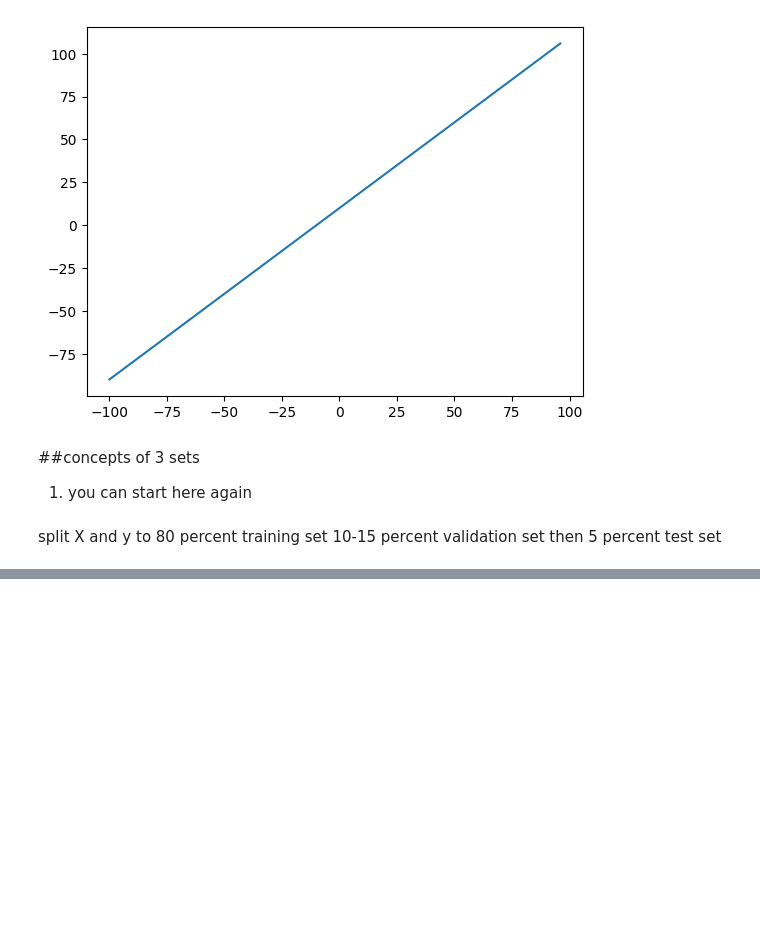
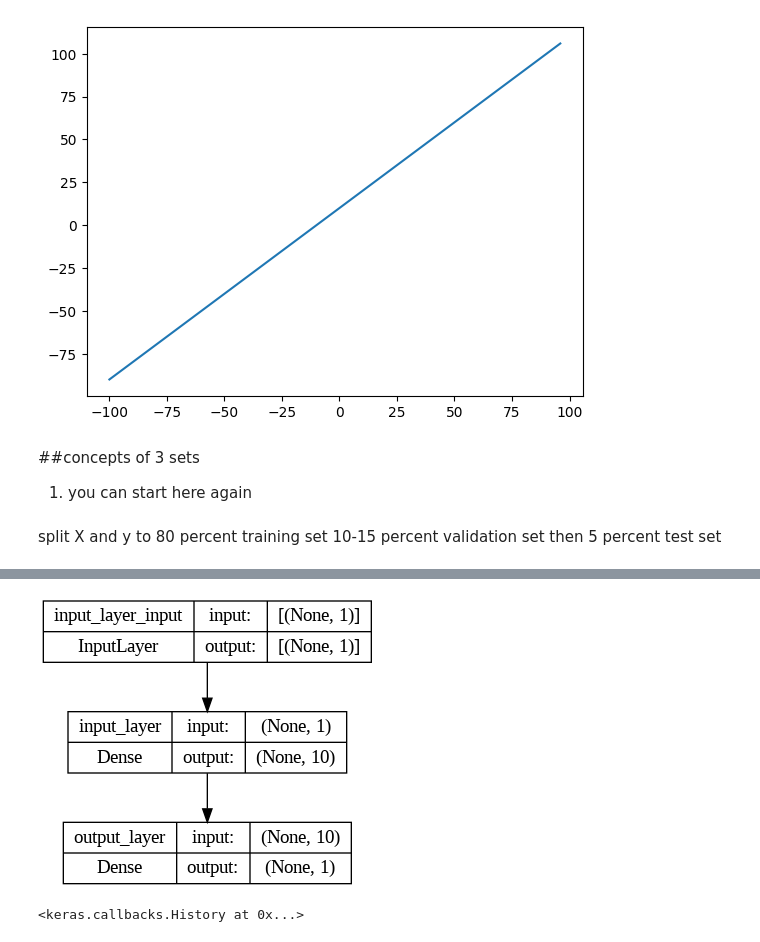
Before and after one commit to itspopoy57/Machinelearning, a Jupyter notebook: 01_neural_network_Regression.ipynb, the cells around one changed output, grey strips where cells are left out. Cells and saved outputs as stored; diff of their text form; code cells hidden in the pictures; blank space fills up the shorter version.

```diff
--- a/01_neural_network_Regression.ipynb
+++ b/01_neural_network_Regression.ipynb
@@ -253,0 +339,15 @@ then 5 percent test set
+# %%
+#same as above
+import tensorflow as tf
+from tensorflow.keras import layers
+
+tf.random.set_seed(42)
+
+model1 = tf.keras.Sequential([
+    tf.keras.layers.Dense(10, input_shape=[1], name="input_layer"),
+    tf.keras.layers.Dense(1, name="output_layer")
+], name = "Model1")
+
+model1.compile(optimizer=tf.keras.optimizers.SGD(),
+               metrics="mae",
+               loss=tf.keras.losses.mae)
@@ -253,0 +385,2 @@ then 5 percent test set
+# %%
+model1.fit(tf.expand_dims(X_train, axis=-1), y_train, epochs=100, verbose=0)
@@ -253,0 +405,24 @@ then 5 percent test set
+# %%
+from tensorflow.keras.utils import plot_model
+
+plot_model(model = model1, show_shapes=True)
+# %% [output]
+[figure, added]
+# %%
+### example problem assign
+tf.random.set_seed(42)
+
+xamp1 = tf.keras.Sequential([
+    tf.keras.layers.Dense(1000, input_shape=[1], name = "input_layer"),
+    #tf.keras.layers.Dense(1, input_shape=[1], name = "input_layer2"),
+    #tf.keras.layers.Dense(100, input_shape=[1], name = "input_layer3"),
+    tf.keras.layers.Dense(1, name = "output_layer"),
+], name = "xamp1")
+
+xamp1.compile(optimizer = tf.keras.optimizers.Adam(learning_rate=0.0001), loss = tf.keras.losses.mae, metrics="mae")
+
+#model1.fit(tf.expand_dims(X_train, axis=-1), y_train, epochs=100, verbose=0)
+
+xamp1.fit(tf.expand_dims(X_train, axis=-1), y_train, epochs=1000,verbose=0 )
+# %% [output]
+<keras.callbacks.History at 0x...>
```
Also changed, not shown: parts of 65 cells of this notebook.
